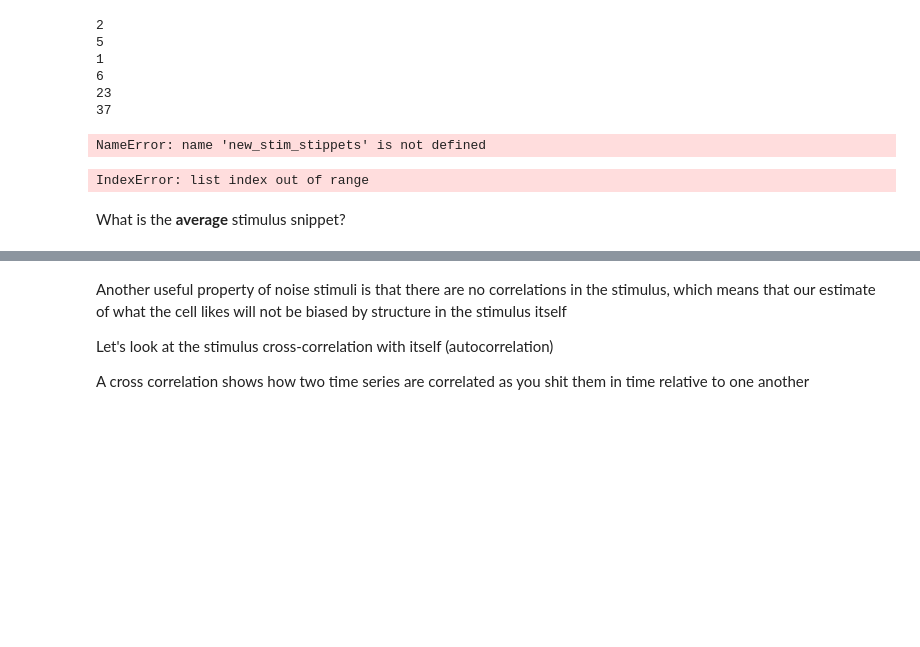
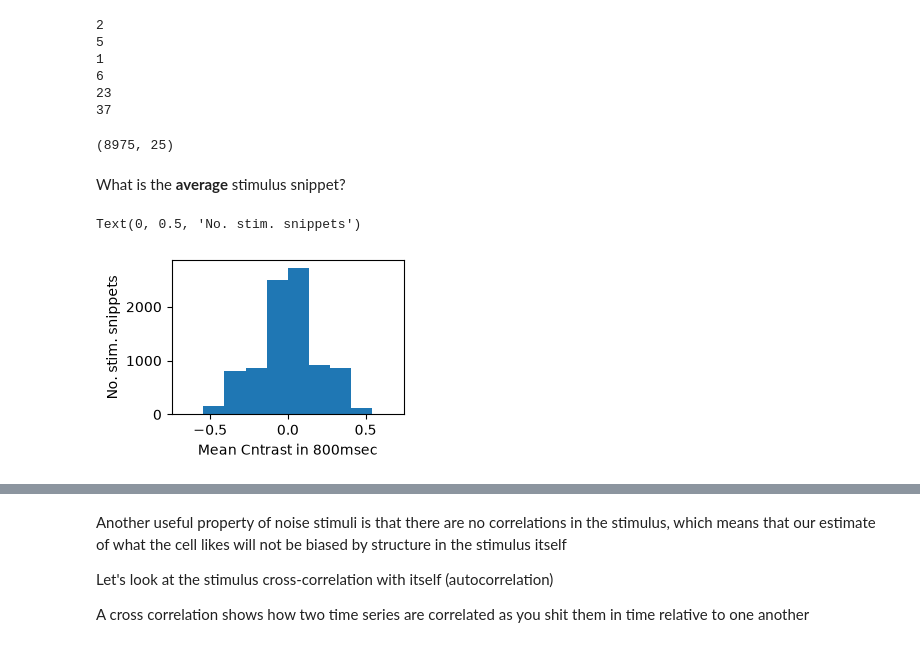
Before and after one commit to jeshapiro425/ABIO558_Repository_JS, a Jupyter notebook: miniproject_2_blank.ipynb, the cells around one changed output, grey strips where cells are left out. Saved outputs shown, nothing was run; the diff lists cells and outputs as text; code cells hidden in the pictures; blank space fills up the shorter version.

```diff
--- a/miniproject_2_blank.ipynb
+++ b/miniproject_2_blank.ipynb
@@ -173,13 +171,22 @@ stim_snippets = []
 for frame in range(window_size, len(stimulus_contrast)):
     start_frame = frame - window_size
     end_frame = frame
-    new_stim_snippets = stimulus_contrast[start_frame:end_frame]
-    stim_stippets.append(new_stim_snippets)
+    new_stim_snippet = stimulus_contrast[start_frame:end_frame]
+    stim_snippets.append(new_stim_snippet)
-# %% [output]
-NameError: name 'new_stim_stippets' is not defined
 # %%
-len(stim_snippets[10])
+stim_snippet_array = np.vstack(stim_snippets)
+stim_snippet_array.shape
 # %% [output]
-IndexError: list index out of range
+(8975, 25)
 # %% [markdown]
 What is the **average** stimulus snippet?
+# %%
+snippet_contrast = np.mean(stim_snippet_array, axis=1)
+snippet_contrast.shape
+fh, ax = plt.subplots(1, 1, figsize=(3,2))
+ax.hist(snippet_contrast)
+ax.set_xlabel('Mean Cntrast in 800msec')
+ax.set_ylabel('No. stim. snippets')
+# %% [output]
+Text(0, 0.5, 'No. stim. snippets')
+[figure, added]
```
Also changed, not shown: parts of 6 cells of this notebook.
